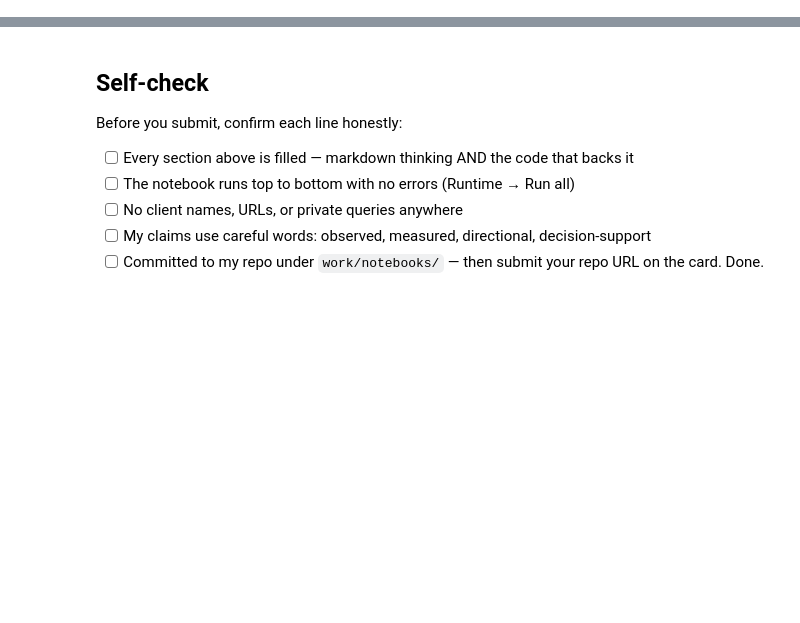
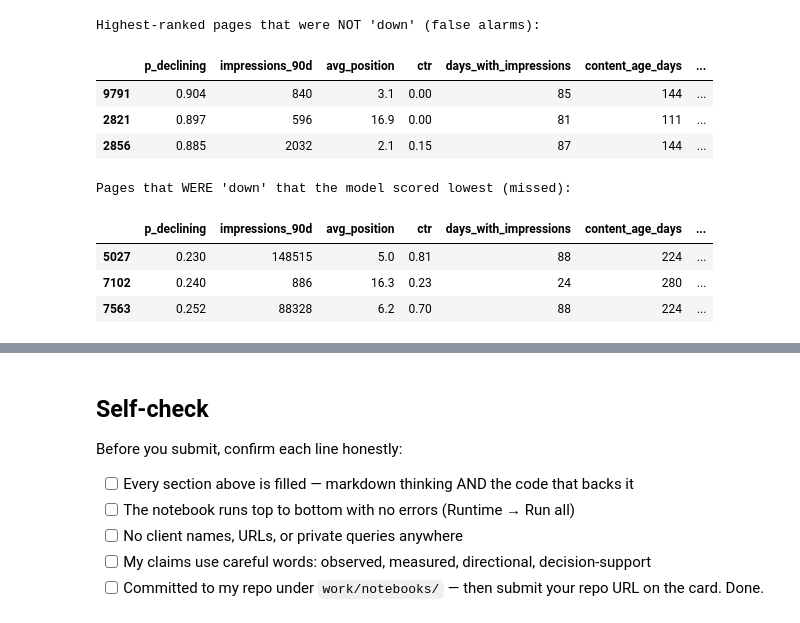
Before and after one commit to yelsebety/Yassin-Flyrank, a Jupyter notebook: work/notebooks/w06_validation_audit.ipynb, the cells around one changed output, grey strips where cells are left out. Drawn from its saved outputs; the diff is of its cells as text; code cells hidden in the pictures; blank space fills up the shorter version.

Commit message:
Add w06 validation audit (grouped split, leakage audit, claim rewrite)

```diff
--- a/work/notebooks/w06_validation_audit.ipynb
+++ b/work/notebooks/w06_validation_audit.ipynb
@@ -36,0 +213,24 @@ This skeleton is yours to fill. Work the sections **in order** — each one has
+# %%
+# 3c. Overlapping-window test.
+# Assumption (check it against the data dictionary): the 90-day window = first 30 days + previous 30 + last 30.
+# Then impressions in the first 30 days = 90-day total minus the two label-window pieces: strictly BEFORE the label window.
+g["impr_first30"] = g["impressions_90d"] - g["impressions_last_30d"] - g["impressions_prev_30d"]
+g["clk_first30"]  = g["clicks_90d"]      - g["clicks_last_30d"]      - g["clicks_prev_30d"]
+print(f"Rows where first-30-day impressions come out negative (would break the assumption): {(g['impr_first30'] < 0).sum()}")
+print(f"Rows with 0 impressions in the first 30 days (page new to search): {(g['impr_first30'] == 0).mean():.1%}")
+
+g["log_impr_first30"] = np.log1p(g["impr_first30"].clip(lower=0))
+g["log_ctr_first30"]  = np.log1p(np.where(g["impr_first30"] > 0, 100 * g["clk_first30"] / g["impr_first30"], np.nan))
+NUM_EARLY = ["log_impr_first30", "log_ctr_first30", "content_age_days", "days_since_last_update",
+             "log_word_count", "log_search_volume", "competition", "cpc"]
+
+win_rows = []
+for name in ("Logistic Regression", "Random Forest"):
+    full,  _ = cv_scores(g, name, NUM,       grouped_split, groups=g["client_id"])
+    early, _ = cv_scores(g, name, NUM_EARLY, grouped_split, groups=g["client_id"])
+    win_rows.append({"model": name, "AUC (90-day features)": full["auc"].mean(), "AUC (first-30-day features only)": early["auc"].mean(),
+                     "P@50 (90-day)": full["p@50"].mean(), "P@50 (first-30-day)": early["p@50"].mean(), "base rate": full["base_rate"].mean()})
+window_table = pd.DataFrame(win_rows).round(3)
+print("\n3c. Same grouped folds. Features from the first 30 days only (before the label window) vs. all 90 days:")
+display(window_table)
+print("If the first-30-day AUC is clearly lower, part of the 90-day score came from the label window overlapping the features.")
@@ -36,0 +265,24 @@ This skeleton is yours to fill. Work the sections **in order** — each one has
+# %%
+# 3e. Real failure examples (out-of-fold, grouped by client, Random Forest)
+g["p_declining"] = oof_grouped["Random Forest"]
+cols = ["p_declining", "impressions_90d", "avg_position", "ctr", "days_with_impressions", "content_age_days",
+        "content_type", "trend_direction"]
+order = np.lexsort((-g["impressions_90d"].to_numpy(), -g["p_declining"].to_numpy()))
+ranked = g.iloc[order]
+fp = ranked[ranked["declined"] == 0].head(3)[cols]                         # confidently predicted 'down', but were not
+fn = g[g["declined"] == 1].sort_values("p_declining").head(3)[cols]        # model gave the lowest risk, but they declined
+print("Highest-ranked pages that were NOT 'down' (false alarms):")
+display(fp.round(3))
+print("Pages that WERE 'down' that the model scored lowest (missed):")
+display(fn.round(3))
+# %% [output]
+Highest-ranked pages that were NOT 'down' (false alarms):
+|  | p_declining | impressions_90d | avg_position | ctr | days_with_impressions | content_age_days | ... |
+| 9791 | 0.904 | 840 | 3.1 | 0.00 | 85 | 144 | ... |
+| 2821 | 0.897 | 596 | 16.9 | 0.00 | 81 | 111 | ... |
+| 2856 | 0.885 | 2032 | 2.1 | 0.15 | 87 | 144 | ... |
+Pages that WERE 'down' that the model scored lowest (missed):
+|  | p_declining | impressions_90d | avg_position | ctr | days_with_impressions | content_age_days | ... |
+| 5027 | 0.230 | 148515 | 5.0 | 0.81 | 88 | 224 | ... |
+| 7102 | 0.240 | 886 | 16.3 | 0.23 | 24 | 280 | ... |
+| 7563 | 0.252 | 88328 | 6.2 | 0.70 | 88 | 224 | ... |
```
Also changed, not shown: parts of 21 cells of this notebook.
